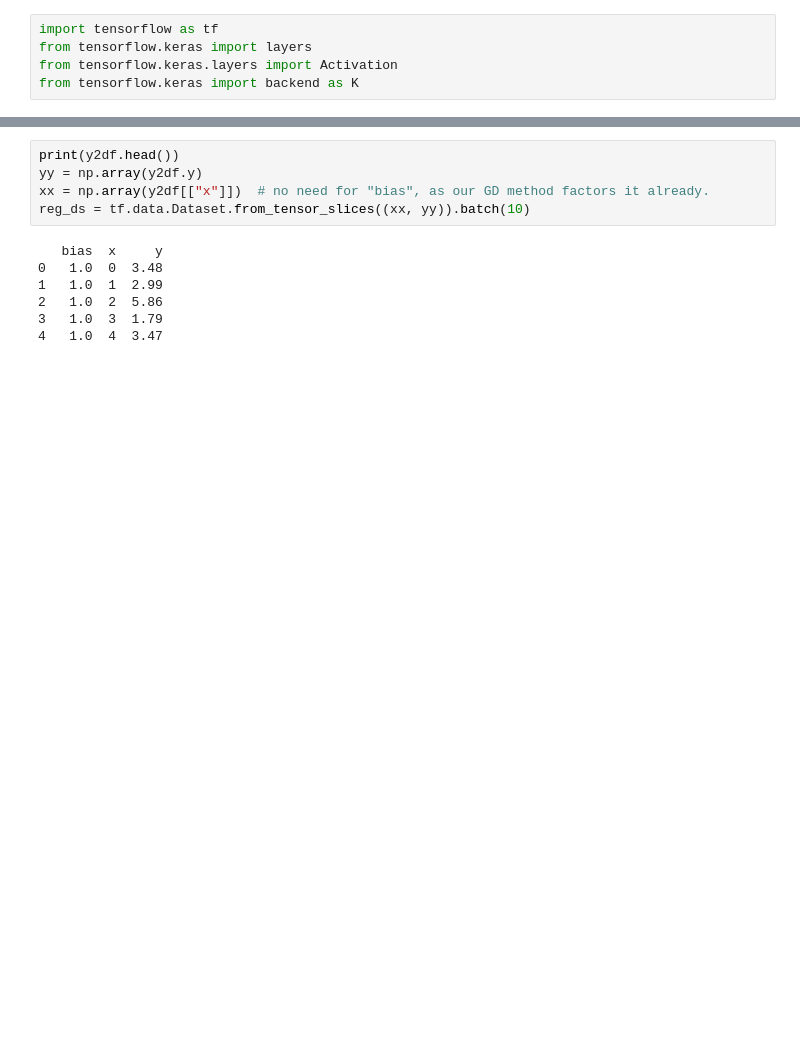
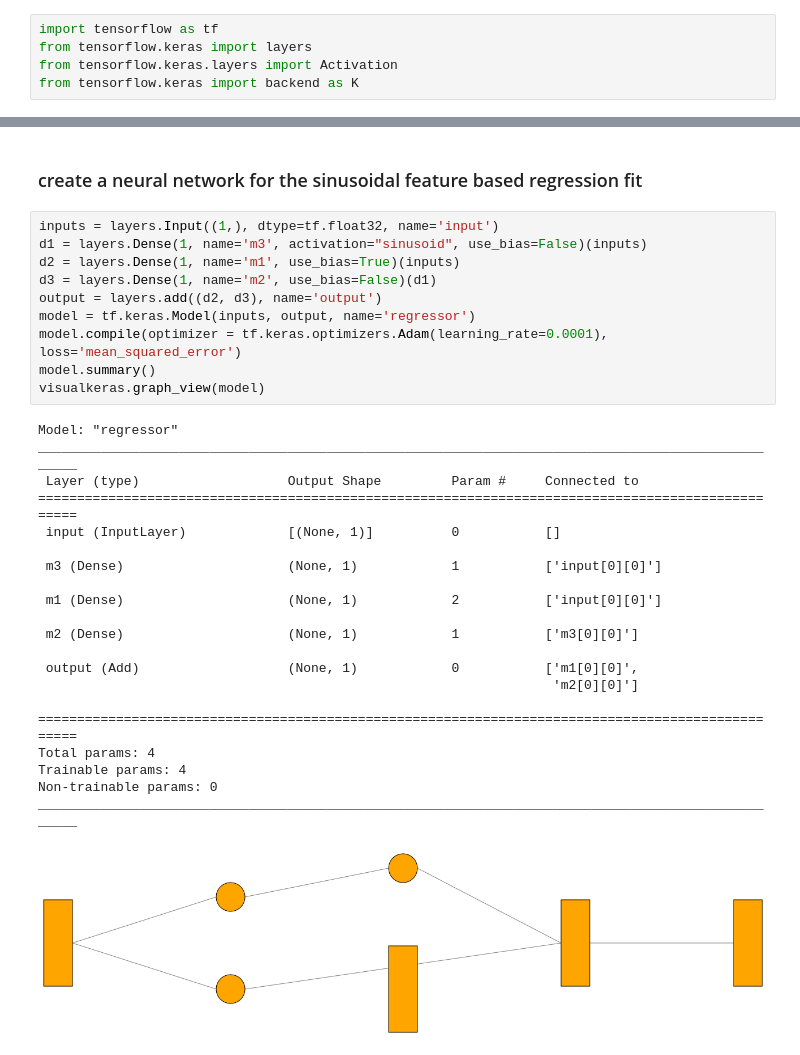
Before and after one commit to sudarsun/DA5401-2024, a Jupyter notebook: Assignment2-Solution.ipynb, the cells around one changed output, grey strips where cells are left out. Cells and saved outputs as stored; diff of their text form; blank space fills up the shorter version.

```diff
--- a/Assignment2-Solution.ipynb
+++ b/Assignment2-Solution.ipynb
@@ -617,12 +616,34 @@ ________________________________________________________________________________
-# %%
-print(y2df.head())
-yy = np.array(y2df.y)
-xx = np.array(y2df[["x"]])  # no need for "bias", as our GD method factors it already.
-reg_ds = tf.data.Dataset.from_tensor_slices((xx, yy)).batch(10)
-# %% [output]
-   bias  x     y
-0   1.0  0  3.48
-1   1.0  1  2.99
-2   1.0  2  5.86
-3   1.0  3  1.79
-4   1.0  4  3.47
+# %% [markdown]
+### create a neural network for the sinusoidal feature based regression fit
+# %%
+inputs = layers.Input((1,), dtype=tf.float32, name='input')
+d1 = layers.Dense(1, name='m3', activation="sinusoid", use_bias=False)(inputs)
+d2 = layers.Dense(1, name='m1', use_bias=True)(inputs)
+d3 = layers.Dense(1, name='m2', use_bias=False)(d1)
+output = layers.add((d2, d3), name='output')
+model = tf.keras.Model(inputs, output, name='regressor')
+model.compile(optimizer = tf.keras.optimizers.Adam(learning_rate=0.0001), loss='mean_squared_error')
+model.summary()
+visualkeras.graph_view(model)
+# %% [output]
+Model: "regressor"
+__________________________________________________________________________________________________
+ Layer (type)                   Output Shape         Param #     Connected to
+==================================================================================================
+ input (InputLayer)             [(None, 1)]          0           []
+
+ m3 (Dense)                     (None, 1)            1           ['input[0][0]']
+
+ m1 (Dense)                     (None, 1)            2           ['input[0][0]']
+
+ m2 (Dense)                     (None, 1)            1           ['m3[0][0]']
+
+ output (Add)                   (None, 1)            0           ['m1[0][0]',
+                                                                  'm2[0][0]']
+
+==================================================================================================
+Total params: 4
+Trainable params: 4
+Non-trainable params: 0
+__________________________________________________________________________________________________
+[figure, added]
```
Also changed, not shown: parts of 26 cells of this notebook.
